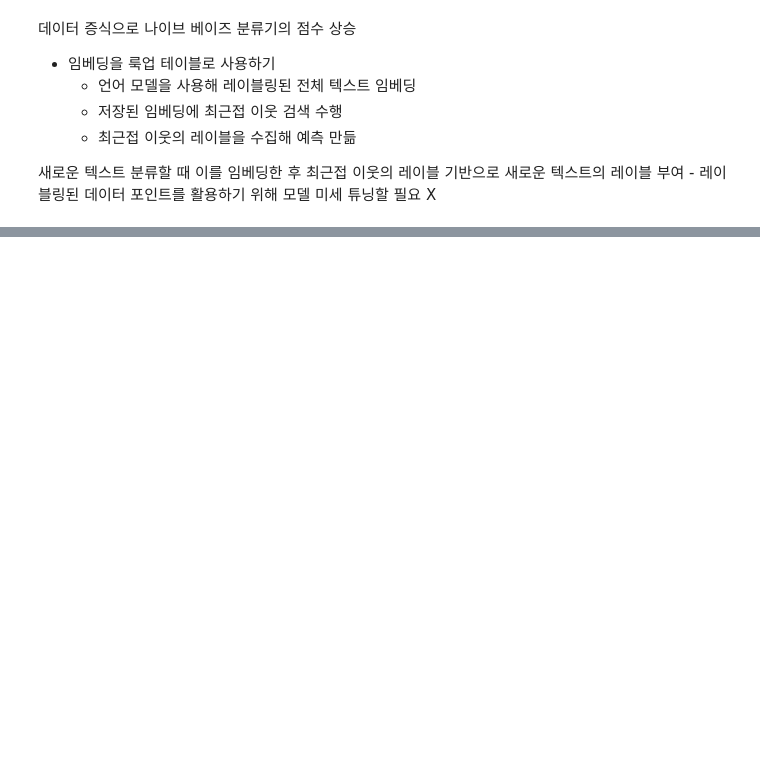
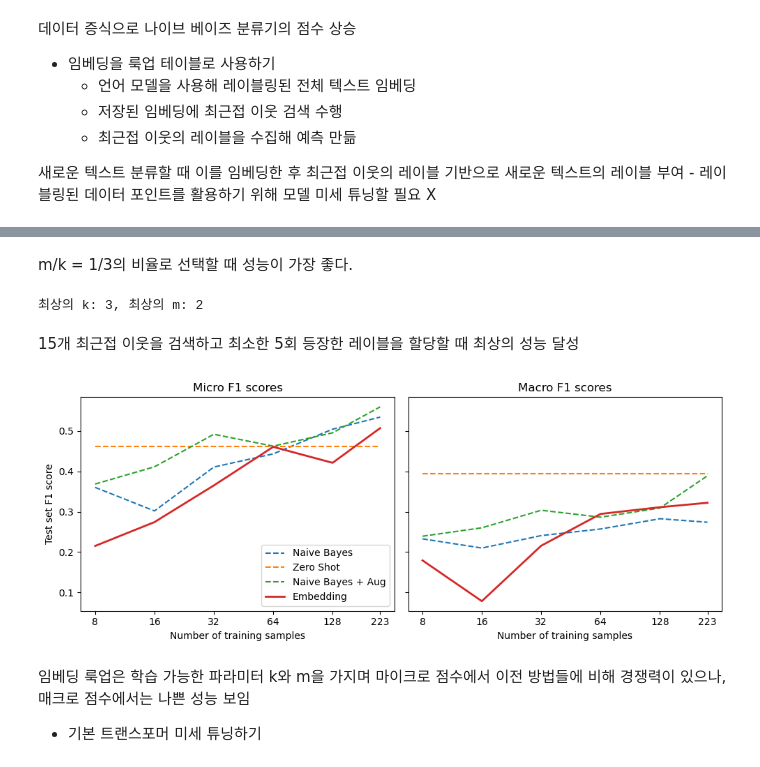
Before and after one commit to 12L-zl/NLP_with_Transformers, a Jupyter notebook: CH09_레이블 부족 문제 다루기.ipynb, the cells around one changed output, grey strips where cells are left out. Saved outputs shown, nothing was run; the diff lists cells and outputs as text; code cells hidden in the pictures; blank space fills up the shorter version.

```diff
--- a/CH09_레이블 부족 문제 다루기.ipynb
+++ b/CH09_레이블 부족 문제 다루기.ipynb
@@ -658,0 +687,41 @@ plt.show()
+# %% [markdown]
+m/k = 1/3의 비율로 선택할 때 성능이 가장 좋다.
+# %%
+k, m = np.unravel_index(perf_micro.argmax(), perf_micro.shape)
+print(f"최상의 k: {k}, 최상의 m: {m}")
+# %% [output]
+최상의 k: 3, 최상의 m: 2
+# %% [markdown]
+15개 최근접 이웃을 검색하고 최소한 5회 등장한 레이블을 할당할 때 최상의 성능 달성
+# %%
+# FAISS 인덱스는 데이터셋처럼 슬라이싱 하지 못하므로 인덱스 삭제
+embs_train.drop_index("embedding")
+test_labels = np.array(embs_test["label_ids"])
+test_queries = np.array(embs_test["embedding"], dtype=np.float32)
+
+for train_slice in train_slices:
+    # 훈련 슬라이스로부터 FAISS 인덱스 생성
+    embs_train_tmp = embs_train.select(train_slice)
+    embs_train_tmp.add_faiss_index("embedding")
+    # 검증 세트로 최상의 k, m 값 구함
+    perf_micro, _ = find_best_k_m(embs_train_tmp, valid_queries, valid_labels)
+    k, m = np.unravel_index(perf_micro.argmax(), perf_micro.shape)
+    # 테스트 세트에서 예측 생성
+    _, samples = embs_train_tmp.get_nearest_examples_batch("embedding",
+                                                           test_queries,
+                                                           k=int(k))
+    y_pred = np.array([get_sample_preds(s, m) for s in samples])
+
+    clf_report = classification_report(test_labels, y_pred,
+        target_names=mlb.classes_, zero_division=0, output_dict=True,)
+    macro_scores["Embedding"].append(clf_report["macro avg"]["f1-score"])
+    micro_scores["Embedding"].append(clf_report["micro avg"]["f1-score"])
+# %%
+plot_metrics(micro_scores, macro_scores, train_samples, "Embedding")
+# %% [output]
+[figure, added]
+# %% [markdown]
+임베딩 룩업은 학습 가능한 파라미터 k와 m을 가지며 마이크로 점수에서 이전 방법들에 비해 경쟁력이 있으나, 매크로 점수에서는 나쁜 성능 보임
+
+
+* 기본 트랜스포머 미세 튜닝하기
```
Also changed, not shown: parts of 28 cells of this notebook.
